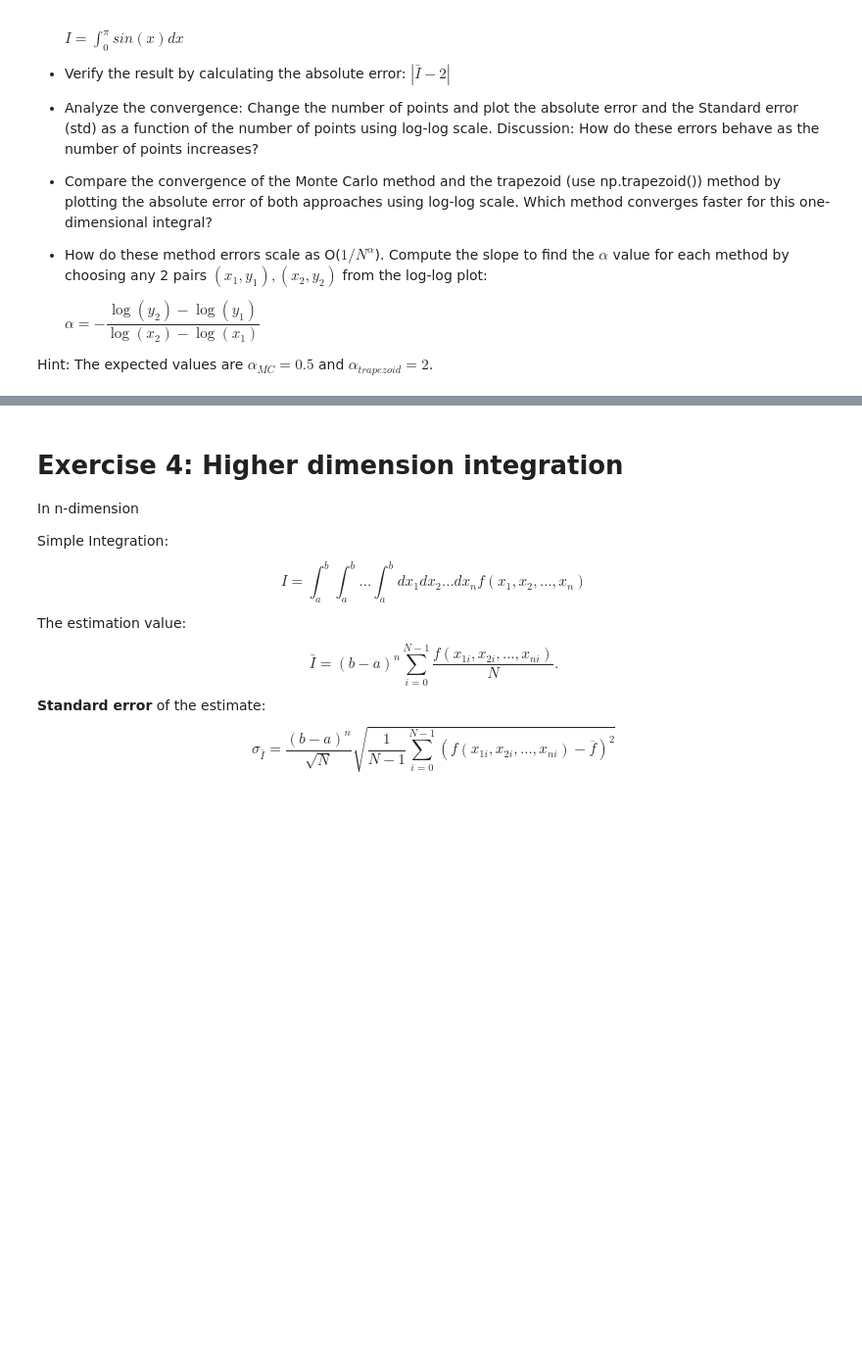
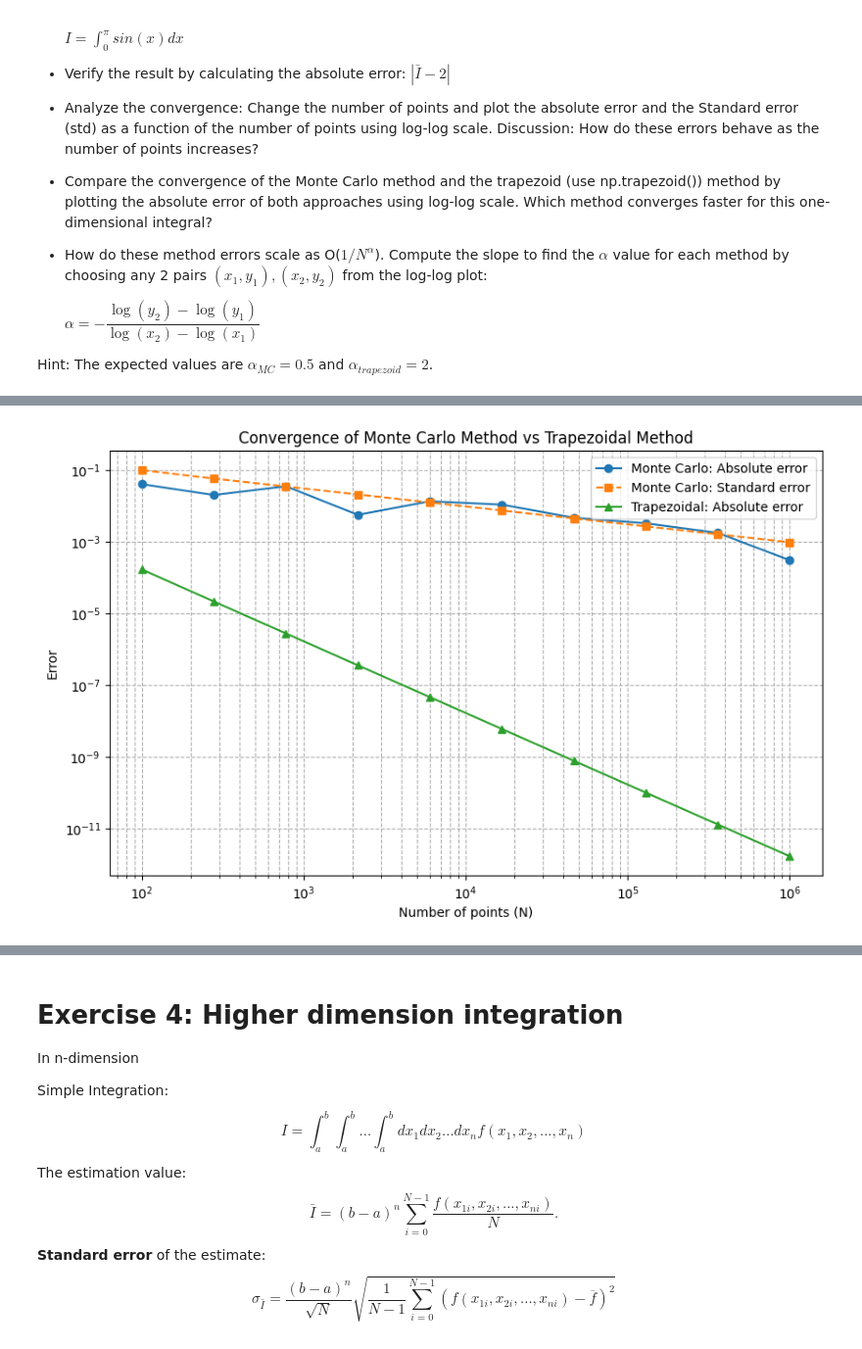
Before and after one commit to 0xSim0n/Monte_Carlo_Simulations, a Jupyter notebook: problem_sheet1.ipynb, the cells around one changed output, grey strips where cells are left out. Shown at 98% size. Saved outputs shown, nothing was run; the diff lists cells and outputs as text; code cells hidden in the pictures; blank space fills up the shorter version.

```diff
--- a/problem_sheet1.ipynb
+++ b/problem_sheet1.ipynb
@@ -105,3 +118,85 @@ $$ \sigma_{\bar{I}} =  \dfrac{\sigma_I}{\sqrt{N}}$$
 	$\alpha = -\dfrac{\log(y_2)-\log(y_1)}{\log(x_2)-\log(x_1)}$
 
 Hint: The expected values are $\alpha_{MC} = 0.5$ and $\alpha_{trapezoid} = 2$.
+# %%
+import matplotlib.pyplot as plt
+
+#Monte Carlo function for 1 dimension
+def MC_1dim(lower_bound, upper_bound, func, n_points):
+
+    x = np.random.uniform(lower_bound, upper_bound, n_points)
+    y = func(x)
+
+    # I(x_i) = (b - a) * y(x_i)
+    V = upper_bound - lower_bound
+    I_x = V * y
+
+    I_bar = np.mean(I_x)
+
+    # Standard deviation and standard error, ddof=1 to divide by N-1 (according to the formula)
+    sigma_I = np.std(I_x, ddof=1)
+    sigma_I_bar = sigma_I / np.sqrt(n_points)
+
+    return I_bar, sigma_I_bar
+
+# The integral of sin(x) over the interval [0, pi]
+
+lower = 0
+upper = np.pi
+func = np.sin
+true_value = 2.0
+
+n_test = 10000
+I_est, std_err = MC_1dim(lower, upper, func, n_test)
+abs_err = abs(I_est - true_value)
+
+print(f"Estimated integral value for N={n_test}: {I_est:.6f}")
+print(f"Standard error: {std_err:.6f}")
+print(f"Absolute error |I_bar - 2|: {abs_err:.6f}\n")
+
+#Convergence analysis and comparison with the trapezoidal method
+n_points_list = np.logspace(2, 6, 10, dtype=int) # From 100 to 1,000,000 points
+
+mc_abs_errors = []
+mc_std_errors = []
+trapz_abs_errors = []
+
+for N in n_points_list:
+    # Monte Carlo
+    I_bar, sigma_I_bar = MC_1dim(lower, upper, func, N)
+    mc_abs_errors.append(abs(I_bar - true_value))
+    mc_std_errors.append(sigma_I_bar)
+
+    # Trapezoidal method
+    x_trapz = np.linspace(lower, upper, N)
+    y_trapz = func(x_trapz)
+    I_trapz = np.trapz(y_trapz, x_trapz)
+    trapz_abs_errors.append(abs(I_trapz - true_value))
+
+plt.figure(figsize=(10, 6))
+plt.loglog(n_points_list, mc_abs_errors, 'o-', label='Monte Carlo: Absolute error')
+plt.loglog(n_points_list, mc_std_errors, 's--', label='Monte Carlo: Standard error')
+plt.loglog(n_points_list, trapz_abs_errors, '^-', label='Trapezoidal: Absolute error')
+
+plt.xlabel('Number of points (N)')
+plt.ylabel('Error')
+plt.title('Convergence of Monte Carlo Method vs Trapezoidal Method')
+plt.legend()
+plt.grid(True, which="both", ls="--")
+plt.show()
+
+# The slope (alpha)
+idx1, idx2 = 2, -2
+x1, x2 = n_points_list[idx1], n_points_list[idx2]
+
+# Alpha for Monte Carlo
+y1_mc, y2_mc = mc_abs_errors[idx1], mc_abs_errors[idx2]
+alpha_mc = - (np.log(y2_mc) - np.log(y1_mc)) / (np.log(x2) - np.log(x1))
+
+# Alpha for Trapezoidal
+y1_trap, y2_trap = trapz_abs_errors[idx1], trapz_abs_errors[idx2]
+alpha_trap = - (np.log(y2_trap) - np.log(y1_trap)) / (np.log(x2) - np.log(x1))
+
+print(f"Calculated slope (alpha) for Monte Carlo: {alpha_mc:.4f} (Expected ~0.5)")
+print(f"Calculated slope (alpha) for Trapezoidal: {alpha_trap:.4f} (Expected ~2.0)")
+# %% [output]
@@ -107,0 +206 @@ Hint: The expected values are $\alpha_{MC} = 0.5$ and $\alpha_{trapezoid} = 2$.
+[figure, added]
```
Also changed, not shown: parts of 8 cells of this notebook.
